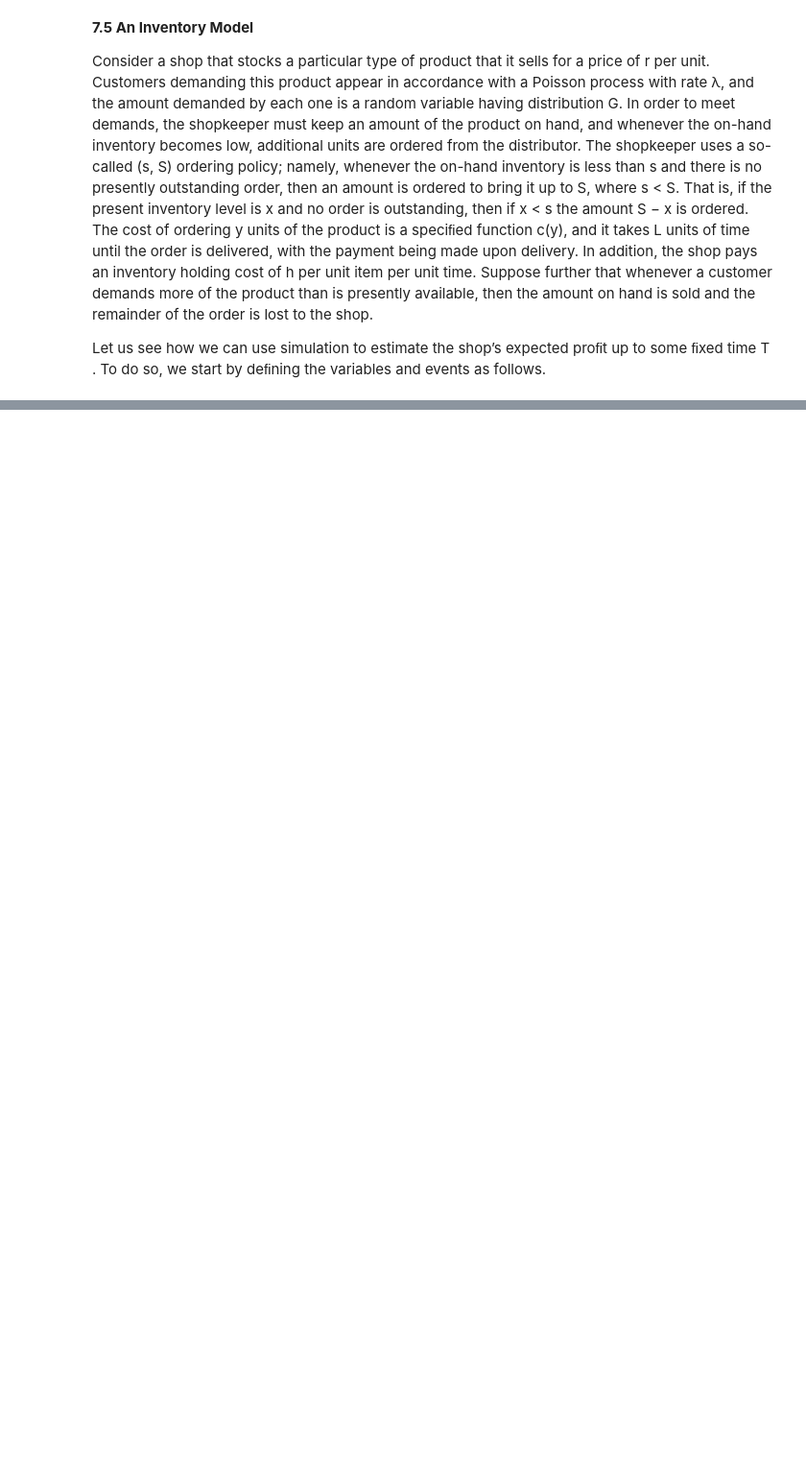
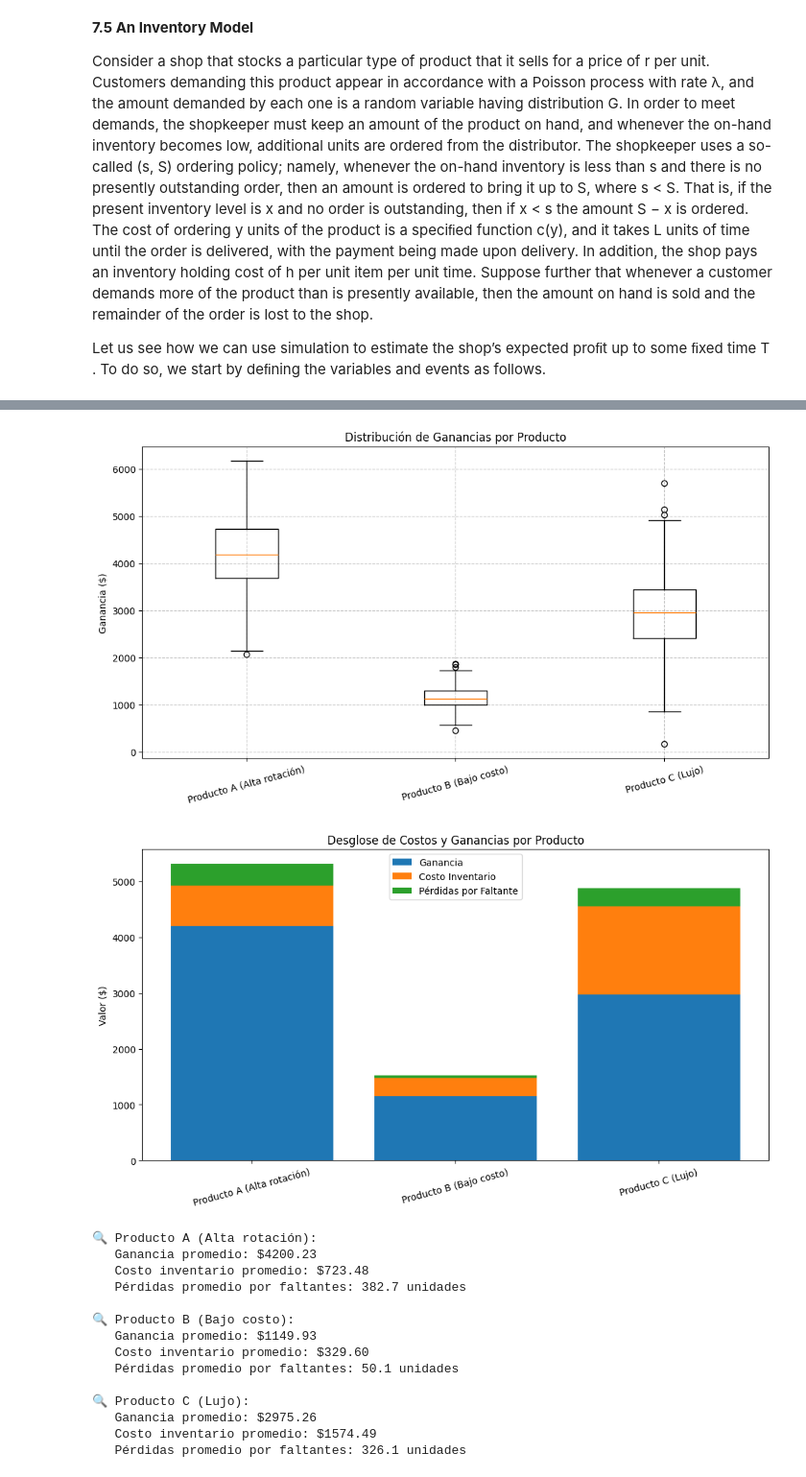
Before and after one commit to gaboCiber/Inventory_Stock, a Jupyter notebook: inventory.ipynb, the cells around one changed output, grey strips where cells are left out. Shown: that part at 96% size. Cells and saved outputs as stored; diff of their text form; code cells hidden in the pictures; blank space fills up the shorter version.

```diff
--- a/inventory.ipynb
+++ b/inventory.ipynb
@@ -184,14 +50,14 @@ class Product:
         "net profit": self.total_revenue - self.total_inventory_holding_cost - self.total_order_amount
         }
 # %%
+
 class InventoryKStockSimulator:
-    def __init__(self, customer_arrival_function, customer_demand_function, product_demand_function, order_cost_function,
+    def __init__(self, customer_arrival_function, customer_demand_function, order_cost_function,
                 products: list["Product"], closing_time: int):
 
         # Parameters
         self.customer_arrival_function = customer_arrival_function
         self.customer_demand_function = customer_demand_function
-        self.product_demand_function = product_demand_function
         self.order_cost_function = order_cost_function
         self.products_list = products
         self.closing_time = closing_time
@@ -215,12 +81,12 @@ class InventoryKStockSimulator:
 
             product = self.products_list[product_id]
 
-            demand = self.product_demand_function()
+            demand = product.demand_function()
             product.get_revenue_and_losses(demand)
 
             if not self.actual_ordered_products[product_id] and product.actual_inventory_amount < product.s:
                 amount = product.S - product.actual_inventory_amount
-                heapq.heappush(self.events_queue, (current_time + product.order_time_arrival, 'order', product_id, amount))
+                heapq.heappush(self.events_queue, (current_time + product.lead_time, 'order', product_id, amount))
                 self.actual_ordered_products[product_id] = True
 
         if self.time < self.closing_time:
@@ -239,7 +105,7 @@ class InventoryKStockSimulator:
 
         if product.actual_inventory_amount < product.s:
             amount = product.S - product.actual_inventory_amount
-            heapq.heappush(self.events_queue, (current_time + product.order_time_arrival, 'order', product_id, amount))
+            heapq.heappush(self.events_queue, (current_time + product.lead_time, 'order', product_id, amount))
         else:
             self.actual_ordered_products[product_id] = False
 
@@ -326,0 +389,30 @@ for i in results:
+# %%
+# Ejecutar simulaciones
+results = run_multi_product_simulation(products_config, n_simulations=500)
+
+# Analizar resultados
+analyze_multi_product_results(results, products_config)
+
+# Resultados numéricos clave
+for i, product in enumerate(products_config):
+    print(f"\n🔍 {product['name']}:")
+    print(f"   Ganancia promedio: ${np.mean([r[i]['net profit'] for r in results['products']]):.2f}")
+    print(f"   Costo inventario promedio: ${np.mean([r[i]['holding cost'] for r in results['products']]):.2f}")
+    print(f"   Pérdidas promedio por faltantes: {np.mean([r[i]['lost amount'] for r in results['products']]):.1f} unidades")
+# %% [output]
+[figure, added]
+[figure, added]
+🔍 Producto A (Alta rotación):
+   Ganancia promedio: $4200.23
+   Costo inventario promedio: $723.48
+   Pérdidas promedio por faltantes: 382.7 unidades
+
+🔍 Producto B (Bajo costo):
+   Ganancia promedio: $1149.93
+   Costo inventario promedio: $329.60
+   Pérdidas promedio por faltantes: 50.1 unidades
+
+🔍 Producto C (Lujo):
+   Ganancia promedio: $2975.26
+   Costo inventario promedio: $1574.49
+   Pérdidas promedio por faltantes: 326.1 unidades
```
Also changed, not shown: parts of 15 cells of this notebook.
